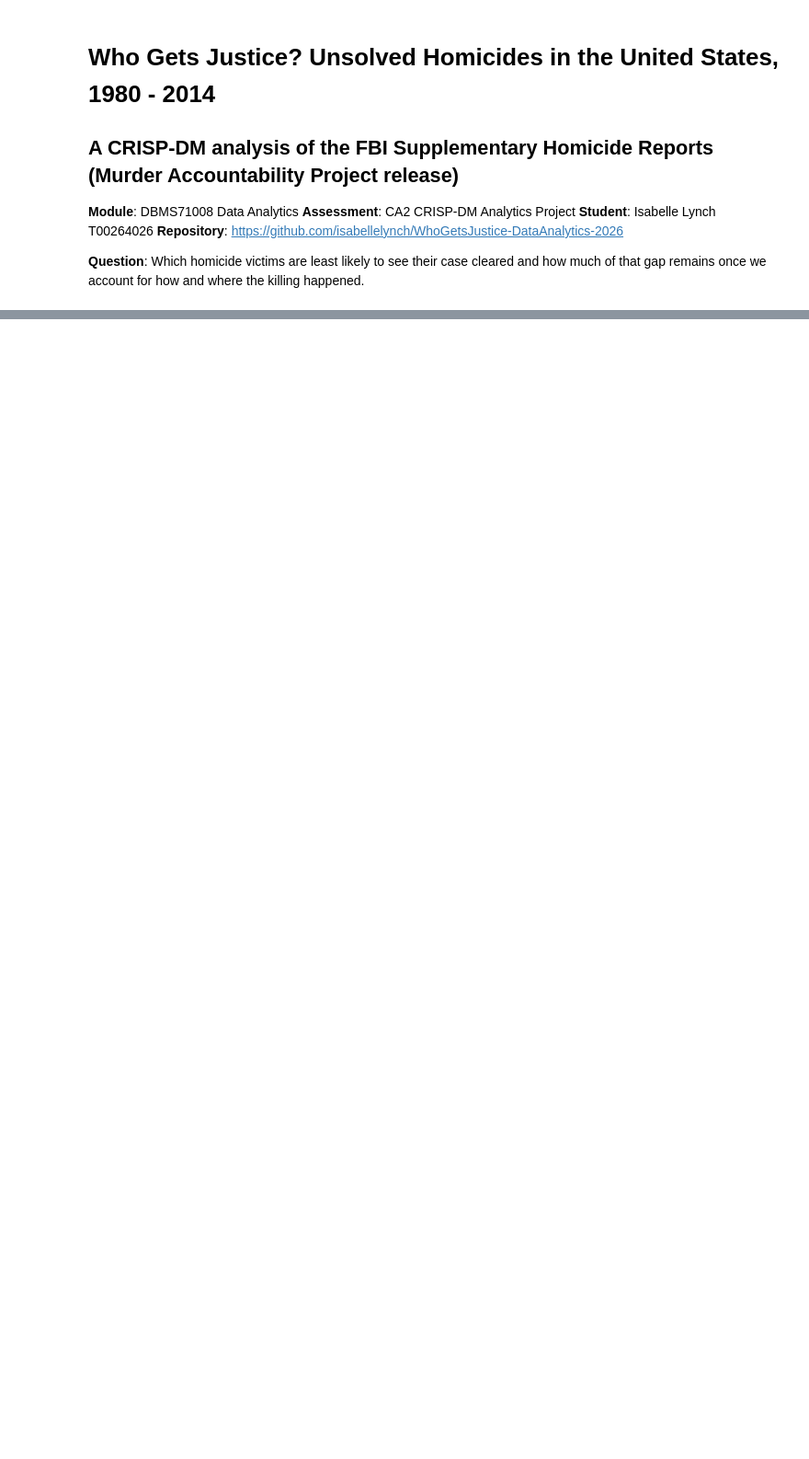
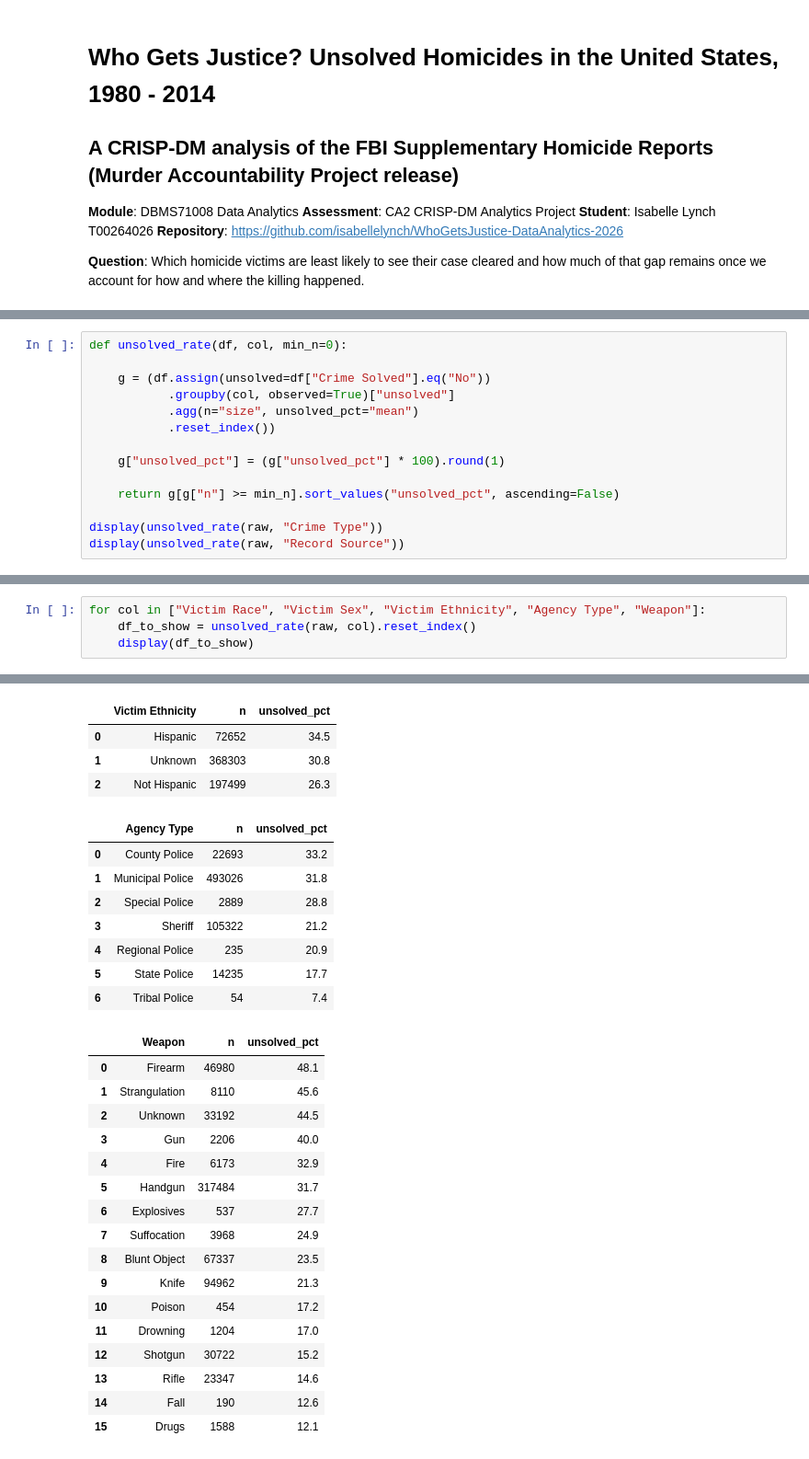
Before and after one commit to isabellelynch/WhoGetsJustice-DataAnalytics-2026, a Jupyter notebook: notebook/who-gets-justice.ipynb, the cells around one changed output, grey strips where cells are left out. Shown at 92% size. Drawn from its saved outputs; the diff is of its cells as text; blank space fills up the shorter version.

```diff
--- a/notebook/who-gets-justice.ipynb
+++ b/notebook/who-gets-justice.ipynb
@@ -93,0 +218,14 @@ The problem is not to "predict whether a case will be solved" as an operational
+# %%
+def unsolved_rate(df, col, min_n=0):
+
+    g = (df.assign(unsolved=df["Crime Solved"].eq("No"))
+           .groupby(col, observed=True)["unsolved"]
+           .agg(n="size", unsolved_pct="mean")
+           .reset_index())
+
+    g["unsolved_pct"] = (g["unsolved_pct"] * 100).round(1)
+
+    return g[g["n"] >= min_n].sort_values("unsolved_pct", ascending=False)
+
+display(unsolved_rate(raw, "Crime Type"))
+display(unsolved_rate(raw, "Record Source"))
@@ -93,0 +268,5 @@ The problem is not to "predict whether a case will be solved" as an operational
+# %%
+for col in ["Victim Race", "Victim Sex", "Victim Ethnicity", "Agency Type", "Weapon"]:
+    df_to_show = unsolved_rate(raw, col).reset_index()
+    display(df_to_show)
+# %% [output]
@@ -93,0 +283,29 @@ The problem is not to "predict whether a case will be solved" as an operational
+|  | Victim Ethnicity | n | unsolved_pct |
+| 0 | Hispanic | 72652 | 34.5 |
+| 1 | Unknown | 368303 | 30.8 |
+| 2 | Not Hispanic | 197499 | 26.3 |
+|  | Agency Type | n | unsolved_pct |
+| 0 | County Police | 22693 | 33.2 |
+| 1 | Municipal Police | 493026 | 31.8 |
+| 2 | Special Police | 2889 | 28.8 |
+| 3 | Sheriff | 105322 | 21.2 |
+| 4 | Regional Police | 235 | 20.9 |
+| 5 | State Police | 14235 | 17.7 |
+| 6 | Tribal Police | 54 | 7.4 |
+|  | Weapon | n | unsolved_pct |
+| 0 | Firearm | 46980 | 48.1 |
+| 1 | Strangulation | 8110 | 45.6 |
+| 2 | Unknown | 33192 | 44.5 |
+| 3 | Gun | 2206 | 40.0 |
+| 4 | Fire | 6173 | 32.9 |
+| 5 | Handgun | 317484 | 31.7 |
+| 6 | Explosives | 537 | 27.7 |
+| 7 | Suffocation | 3968 | 24.9 |
+| 8 | Blunt Object | 67337 | 23.5 |
+| 9 | Knife | 94962 | 21.3 |
+| 10 | Poison | 454 | 17.2 |
+| 11 | Drowning | 1204 | 17.0 |
+| 12 | Shotgun | 30722 | 15.2 |
+| 13 | Rifle | 23347 | 14.6 |
+| 14 | Fall | 190 | 12.6 |
+| 15 | Drugs | 1588 | 12.1 |
```
Also changed, not shown: parts of 21 cells of this notebook.
